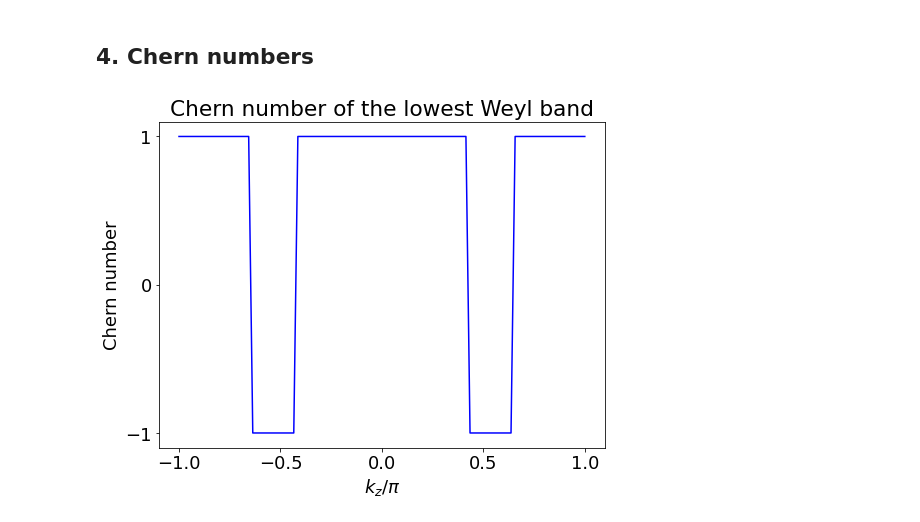
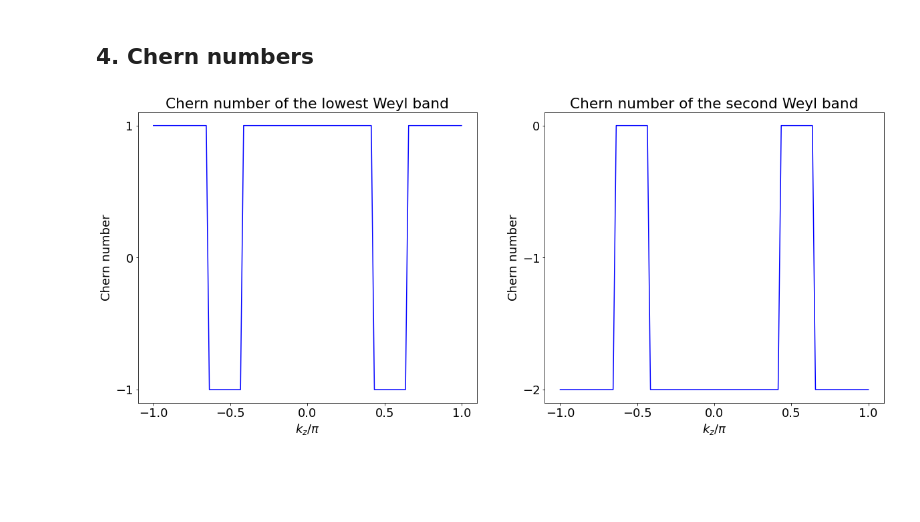
Before and after one commit to Owerre/physics-research, a Jupyter notebook: notebooks/01-weyl_magnon.ipynb, the cells around one changed output. Saved outputs shown, nothing was run; the diff lists cells and outputs as text; code cells hidden in the pictures; blank space fills up the shorter version.

```diff
--- a/notebooks/01-weyl_magnon.ipynb
+++ b/notebooks/01-weyl_magnon.ipynb
@@ -128,32 +128,42 @@ kz = linspace(-1,1,steps)
 
 Nd = 6  # dimension of the Hamiltonian
 
 # initialize arrays
 chernN = np.zeros((Nd,len(kz)), dtype=complex)
 sumN = np.zeros((Nd), dtype=complex)
 
 for k in range(steps):
     for i in range(steps):
         k1 = k1_int + i * Dk1
         for j in range(steps):
             k2 = k2_int + j * Dk2
             k_vec = np.array([k1, k2, pi*kz[k]], float)
             Dk = np.array([Dk1, Dk2], float)
             LF = Weyl.latF_xy(k_vec, Dk, Nd)
             sumN += LF
             # LF_arr[:, i, j] = LF.imag # save data for plotting
     chernN[:,k] = sumN.imag / (2 *np.pi)
     sumN = np.zeros((Nd), dtype=complex)
 # print("Chern numbers = {}".format(chernN))
 # print("Sum of Chern Number = {} ".format(sum(chernN)))
 
 # plot figure
-plt.figure(figsize = (8,6))
+plt.figure(figsize = (20,8))
+plt.subplot(121)
 plt.plot(kz,chernN[3,:], color = 'b')
 plt.xlabel(r'$k_z/\pi$')
 plt.ylabel(r'Chern number')
+plt.xticks([-1,-0.5,0,0.5,1])
 plt.yticks([-1,0,1])
 plt.title('Chern number of the lowest Weyl band')
+
+plt.subplot(122)
+plt.plot(kz,chernN[4,:], color = 'b')
+plt.xlabel(r'$k_z/\pi$')
+plt.ylabel(r'Chern number')
+plt.xticks([-1,-0.5,0,0.5,1])
+plt.yticks([-2,-1,0])
+plt.title('Chern number of the second Weyl band')
 plt.savefig('../images/fig7.png')
 # %% [output]
-[figure, old version]
+[figure, new version]
```
Also changed, not shown: 7 other files.
